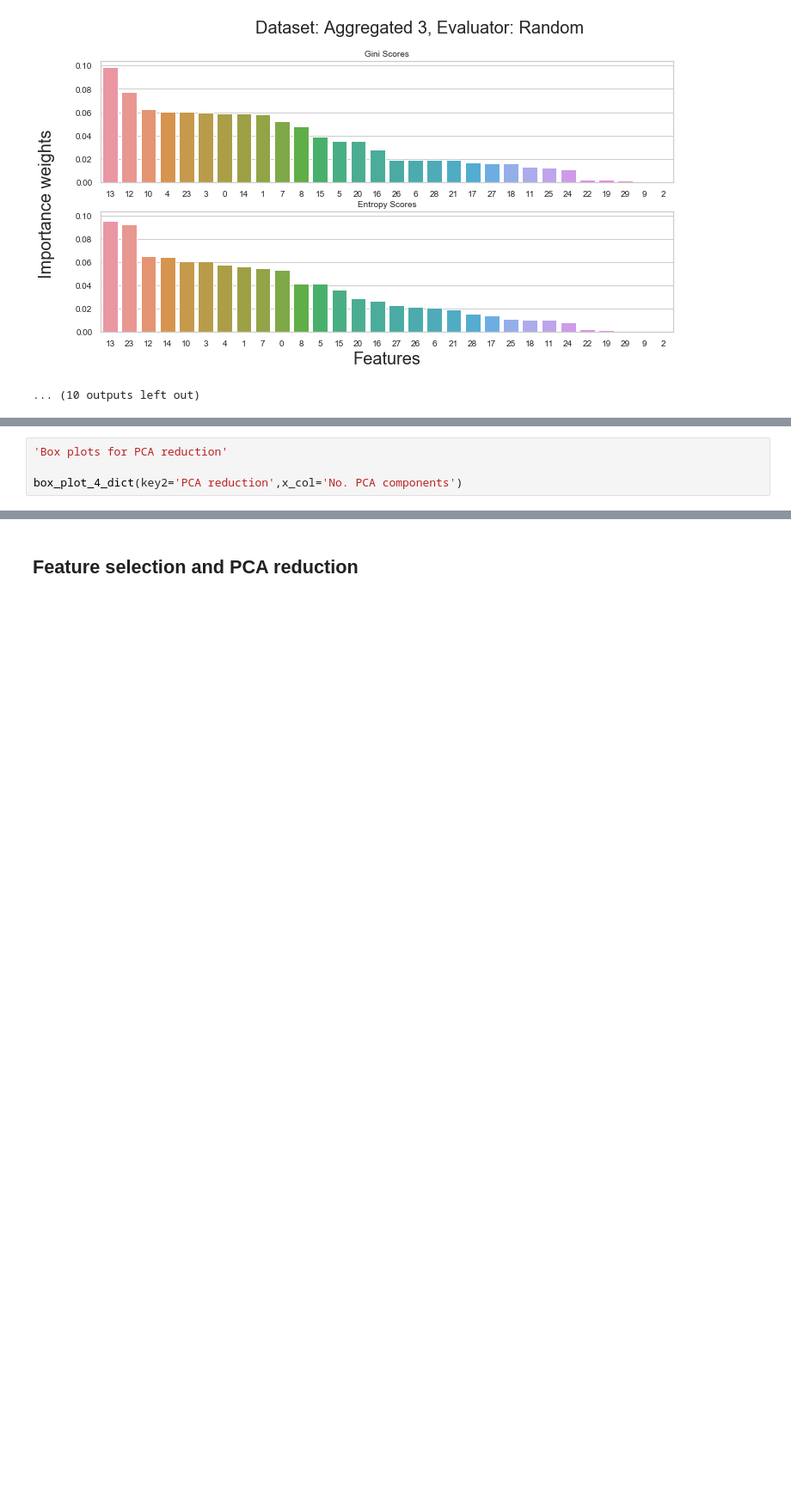
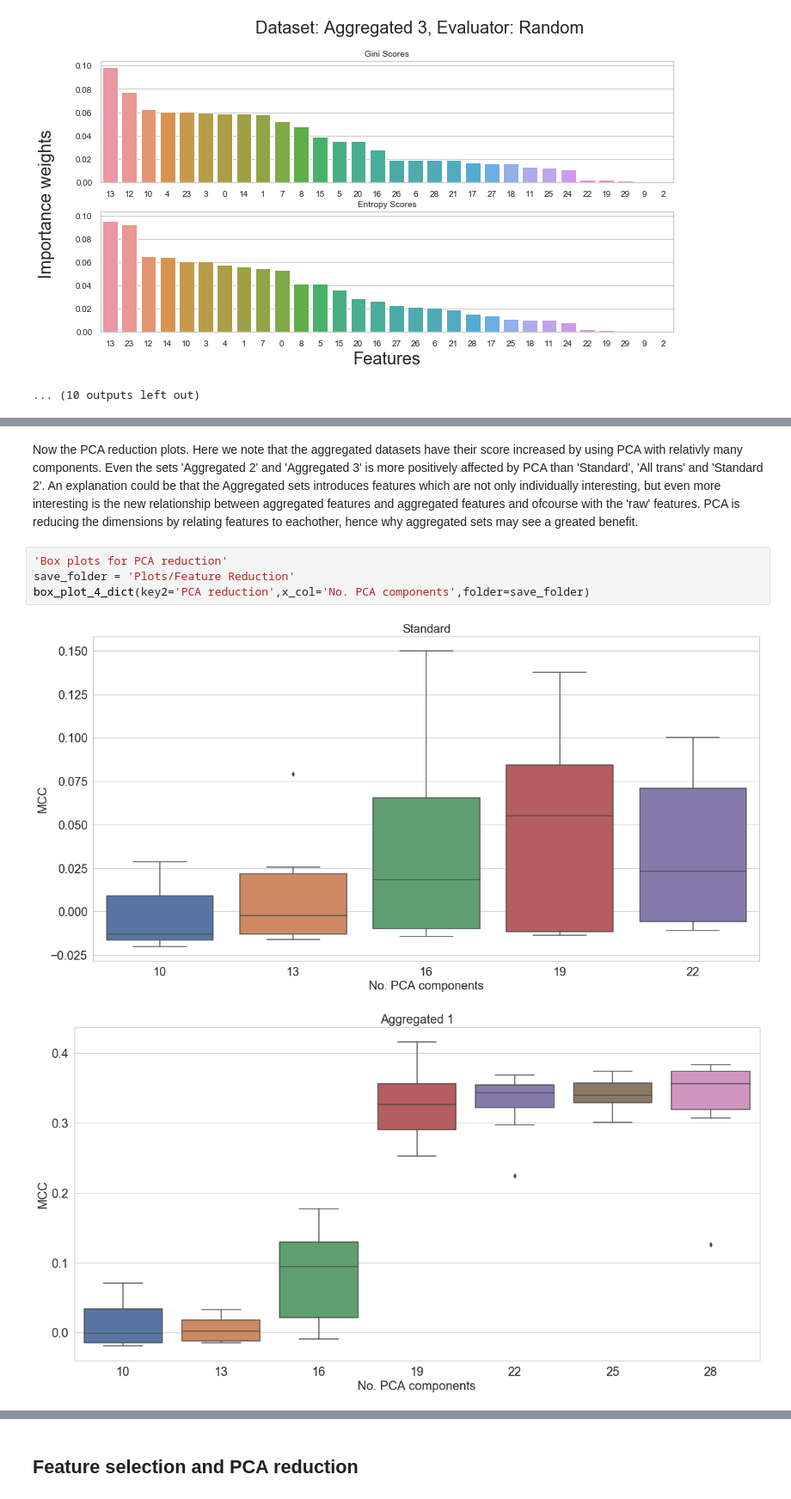
Before and after one commit to ynax/Exjobb-final, a Jupyter notebook: Exjobb Handelsbanken 2021. Martin Jacobson.ipynb, the cells around one changed output, grey strips where cells are left out. Shown at 86% size. Cells and saved outputs as stored; diff of their text form; blank space fills up the shorter version.

```diff
--- a/Exjobb Handelsbanken 2021. Martin Jacobson.ipynb
+++ b/Exjobb Handelsbanken 2021. Martin Jacobson.ipynb
@@ -359,4 +395,9 @@ box_plot_4_dict(key2='Features',x_col='No. Features')
+# %% [markdown]
+Now the PCA reduction plots. Here we note that the aggregated datasets have their score increased by using PCA with relativly many components. Even the sets 'Aggregated 2' and 'Aggregated 3' is more positively affected by PCA than 'Standard', 'All trans' and 'Standard 2'. An explanation could be that the Aggregated sets introduces features which are not only individually interesting, but even more interesting is the new relationship between aggregated features and aggregated features and ofcourse with the 'raw' features. PCA is reducing the dimensions by relating features to eachother, hence why aggregated sets may see a greated benefit.
 # %%
 'Box plots for PCA reduction'
-
-box_plot_4_dict(key2='PCA reduction',x_col='No. PCA components')
+save_folder = 'Plots/Feature Reduction'
+box_plot_4_dict(key2='PCA reduction',x_col='No. PCA components',folder=save_folder)
+# %% [output]
+[figure, added]
+[figure, added]
```
Also changed, not shown: parts of 15 cells of this notebook.
